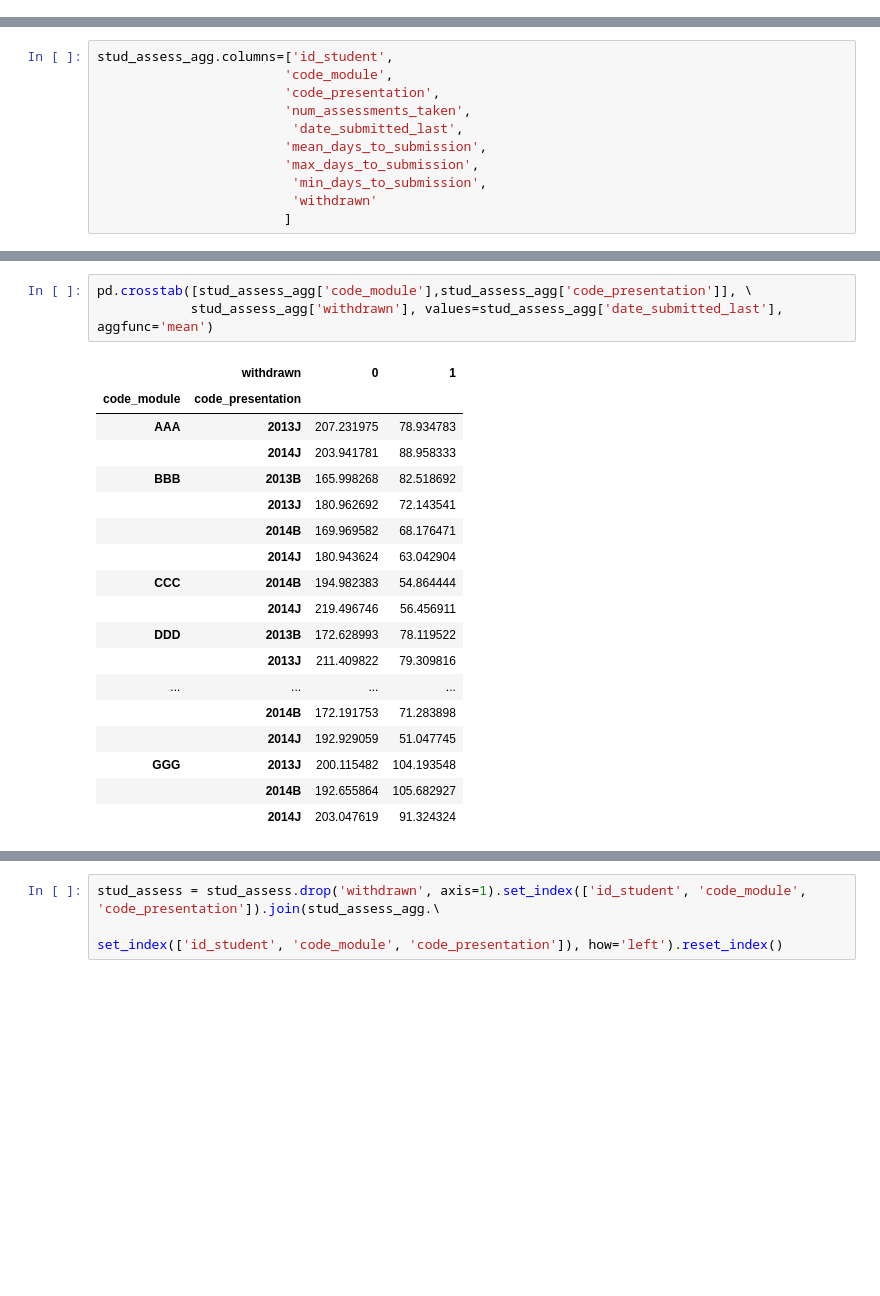
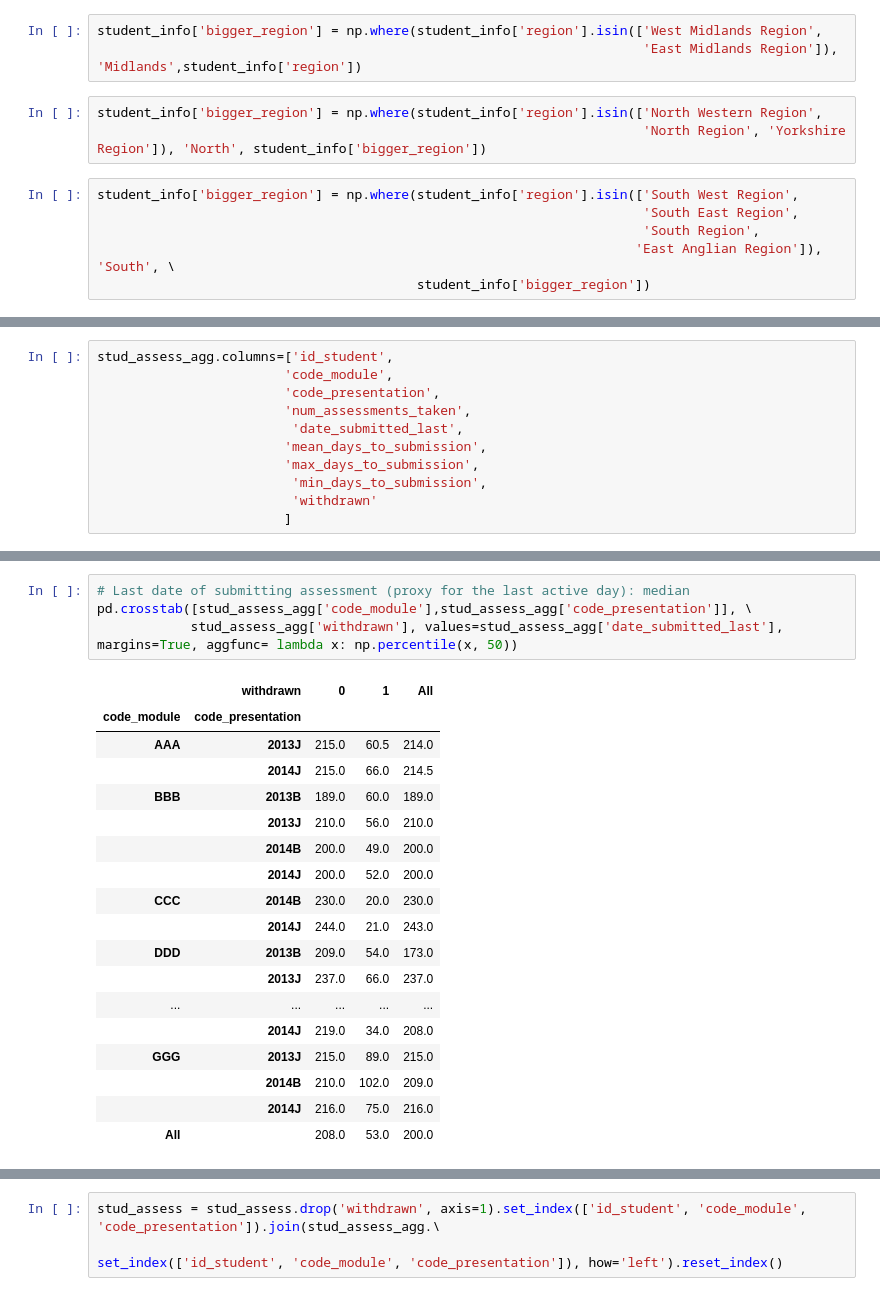
Before and after one commit to masha-vasilenko/oulad_analytics, a Jupyter notebook: adobe_oulad_challenge.ipynb, the cells around one changed output, grey strips where cells are left out. Cells and saved outputs as stored; diff of their text form; blank space fills up the shorter version.

```diff
--- a/adobe_oulad_challenge.ipynb
+++ b/adobe_oulad_challenge.ipynb
@@ -347,0 +378,12 @@ pd.crosstab(student_info['final_result'], student_info['num_of_prev_attempts'],
+# %%
+student_info['bigger_region'] = np.where(student_info['region'].isin(['West Midlands Region',
+                                                                      'East Midlands Region']), 'Midlands',student_info['region'])
+# %%
+student_info['bigger_region'] = np.where(student_info['region'].isin(['North Western Region',
+                                                                      'North Region', 'Yorkshire Region']), 'North', student_info['bigger_region'])
+# %%
+student_info['bigger_region'] = np.where(student_info['region'].isin(['South West Region',
+                                                                      'South East Region',
+                                                                      'South Region',
+                                                                     'East Anglian Region']), 'South', \
+                                         student_info['bigger_region'])
@@ -773,23 +860,24 @@ stud_assess_agg.columns=['id_student',
 # %%
+# Last date of submitting assessment (proxy for the last active day): median
 pd.crosstab([stud_assess_agg['code_module'],stud_assess_agg['code_presentation']], \
-            stud_assess_agg['withdrawn'], values=stud_assess_agg['date_submitted_last'], aggfunc='mean')
+            stud_assess_agg['withdrawn'], values=stud_assess_agg['date_submitted_last'], margins=True, aggfunc= lambda x: np.percentile(x, 50))
 # %% [output]
-|  | withdrawn | 0 | 1 |
-| code_module | code_presentation |  |  |
-| AAA | 2013J | 207.231975 | 78.934783 |
-|  | 2014J | 203.941781 | 88.958333 |
-| BBB | 2013B | 165.998268 | 82.518692 |
-|  | 2013J | 180.962692 | 72.143541 |
-|  | 2014B | 169.969582 | 68.176471 |
-|  | 2014J | 180.943624 | 63.042904 |
-| CCC | 2014B | 194.982383 | 54.864444 |
-|  | 2014J | 219.496746 | 56.456911 |
-| DDD | 2013B | 172.628993 | 78.119522 |
-|  | 2013J | 211.409822 | 79.309816 |
-| ... | ... | ... | ... |
-|  | 2014B | 172.191753 | 71.283898 |
-|  | 2014J | 192.929059 | 51.047745 |
-| GGG | 2013J | 200.115482 | 104.193548 |
-|  | 2014B | 192.655864 | 105.682927 |
-|  | 2014J | 203.047619 | 91.324324 |
+|  | withdrawn | 0 | 1 | All |
+| code_module | code_presentation |  |  |  |
+| AAA | 2013J | 215.0 | 60.5 | 214.0 |
+|  | 2014J | 215.0 | 66.0 | 214.5 |
+| BBB | 2013B | 189.0 | 60.0 | 189.0 |
+|  | 2013J | 210.0 | 56.0 | 210.0 |
+|  | 2014B | 200.0 | 49.0 | 200.0 |
+|  | 2014J | 200.0 | 52.0 | 200.0 |
+| CCC | 2014B | 230.0 | 20.0 | 230.0 |
+|  | 2014J | 244.0 | 21.0 | 243.0 |
+| DDD | 2013B | 209.0 | 54.0 | 173.0 |
+|  | 2013J | 237.0 | 66.0 | 237.0 |
+| ... | ... | ... | ... | ... |
+|  | 2014J | 219.0 | 34.0 | 208.0 |
+| GGG | 2013J | 215.0 | 89.0 | 215.0 |
+|  | 2014B | 210.0 | 102.0 | 209.0 |
+|  | 2014J | 216.0 | 75.0 | 216.0 |
+| All |  | 208.0 | 53.0 | 200.0 |
 # %%
```
Also changed, not shown: parts of 116 cells of this notebook.
